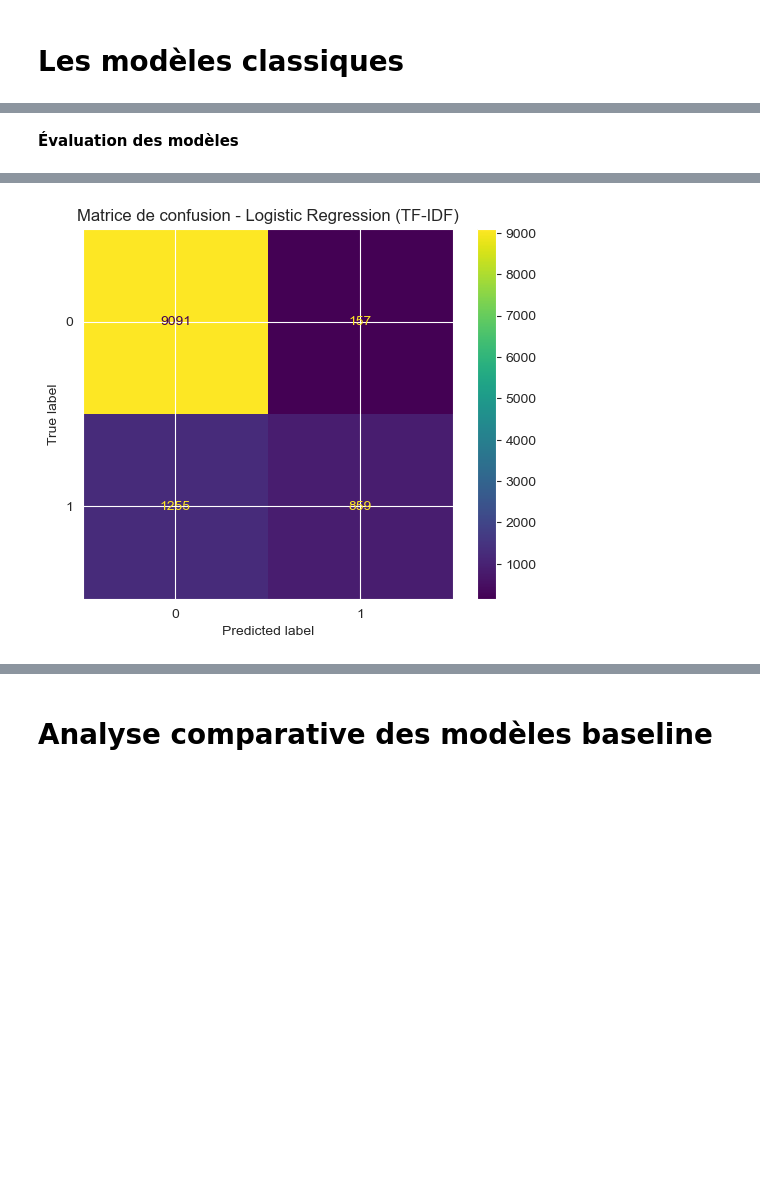
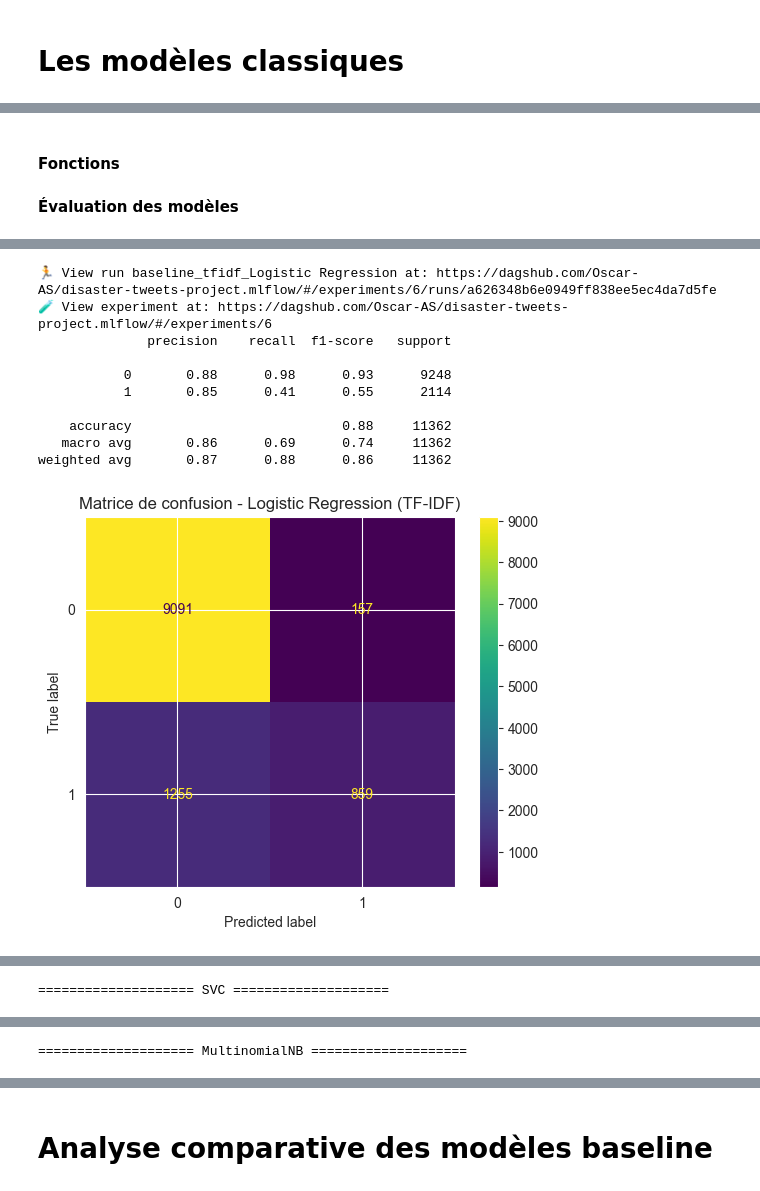
Before and after one commit to Oscar-AS/disaster-tweets-project, a Jupyter notebook: Eda_and_first_models/eda_models_first.ipynb, the cells around one changed output, grey strips where cells are left out. Drawn from its saved outputs; the diff is of its cells as text; code cells hidden in the pictures; blank space fills up the shorter version.

```diff
--- a/Eda_and_first_models/eda_models_first.ipynb
+++ b/Eda_and_first_models/eda_models_first.ipynb
@@ -119,7 +72,7 @@ from sklearn.metrics import (
 nlp = spacy.load("en_core_web_sm")
 # %%
-# Importation des données
-df = pd.read_csv("tweets.csv")
+# Importation des donn?es
+df = pd.read_csv(DATA_PATH)
 df.head(5)
 # %% [output]
 |  | id | keyword | location | text | target |
@@ -687,0 +644,5 @@ y = y.reset_index(drop=True)
+# %%
+
+# Les runs seront visibles dans le repo DagsHub du projet.
+dagshub.init(repo_owner="Oscar-AS", repo_name="disaster-tweets-project", mlflow=True)
+mlflow.set_experiment("disaster-tweets")
@@ -687,0 +660,2 @@ y = y.reset_index(drop=True)
+# %% [markdown]
+#### Fonctions
@@ -688,42 +774,54 @@ y = y.reset_index(drop=True)
 # %%
-lr = LogisticRegression(max_iter=1000, random_state=42)
-svc = SVC(kernel="linear", random_state=42)
+lr = LogisticRegression(max_iter=1000, random_state=RANDOM_STATE)
+svc = SVC(kernel="linear", random_state=RANDOM_STATE)
 mnb = MultinomialNB()
 
 models = [
     ("Logistic Regression", lr),
     ("SVC", svc),
-    ("MultinomialNB", mnb)
+    ("MultinomialNB", mnb),
 ]
 # %% [markdown]
 **Évaluation des modèles**
 # %%
-# Validation croisée
-cv = StratifiedKFold(n_splits=10, shuffle=True, random_state=42)
+# Validation crois?e
+cv = StratifiedKFold(n_splits=10, shuffle=True, random_state=RANDOM_STATE)
 
-# Stockage des résultats
+# Stockage des r?sultats
 resultats_tfidf = []
+fitted_tfidf_models = {}
 
-# Boucle sur les modèles
 for nom, modele in models:
-
-    # Prédictions par validation croisée
-    pred = cross_val_predict(modele, X_tfidf, y, cv=cv)
-    # Accuracy
-    acc = accuracy_score(y, pred)
     print(f"\n==================== {nom} ====================")
 
-    # Rapport de classification
-    print(classification_report(y, pred))
+    pred = cross_val_predict(modele, X_tfidf, y, cv=cv)
 
-    # Matrice de confusion
-    ConfusionMatrixDisplay(
-        confusion_matrix(y, pred)
-    ).plot()
+    metrics, fitted_model = log_model_run(
+        run_name=f"baseline_tfidf_{nom}",
+        model=modele,
+        X_train_full=X_tfidf,
+        y_train_full=y,
+        y_true=y,
+        y_pred=pred,
+        params=modele.get_params(deep=True),
+        tags={"model_family": "baseline", "vectorizer": "tfidf", "tracked_in_mlflow": "true"},
+        cv_folds=cv.get_n_splits(),
+    )
+    fitted_tfidf_models[nom] = fitted_model
 
+    print(classification_report(y, pred, zero_division=0))
+
+    ConfusionMatrixDisplay(confusion_matrix(y, pred)).plot()
     plt.title(f"Matrice de confusion - {nom} (TF-IDF)")
     plt.show()
-    # Sauvegarde des résultats
-    resultats_tfidf.append([nom, acc])
+
+    resultats_tfidf.append([
+        nom,
+        metrics["accuracy"],
+        metrics["precision"],
+        metrics["recall"],
+        metrics["f1"],
+        metrics["f2"],
+    ])
 # %% [output]
 ==================== Logistic Regression ====================
@@ -738 +830,11 @@ weighted avg       0.87      0.88      0.86     11362
+🏃 View run baseline_tfidf_Logistic Regression at: https://dagshub.com/Oscar-AS/disaster-tweets-project.mlflow/#/experiments/6/runs/a626348b6e0949ff838ee5ec4da7d5fe
+🧪 View experiment at: https://dagshub.com/Oscar-AS/disaster-tweets-project.mlflow/#/experiments/6
+              precision    recall  f1-score   support
+
+           0       0.88      0.98      0.93      9248
+           1       0.85      0.41      0.55      2114
+
+    accuracy                           0.88     11362
+   macro avg       0.86      0.69      0.74     11362
+weighted avg       0.87      0.88      0.86     11362
-[figure, old version]
+[figure, new version]
@@ -747,0 +841 @@ weighted avg       0.88      0.89      0.88     11362
+==================== SVC ====================
@@ -757,0 +855 @@ weighted avg       0.86      0.86      0.83     11362
+==================== MultinomialNB ====================
```
Also changed, not shown: parts of 26 cells of this notebook, 16 other files.
